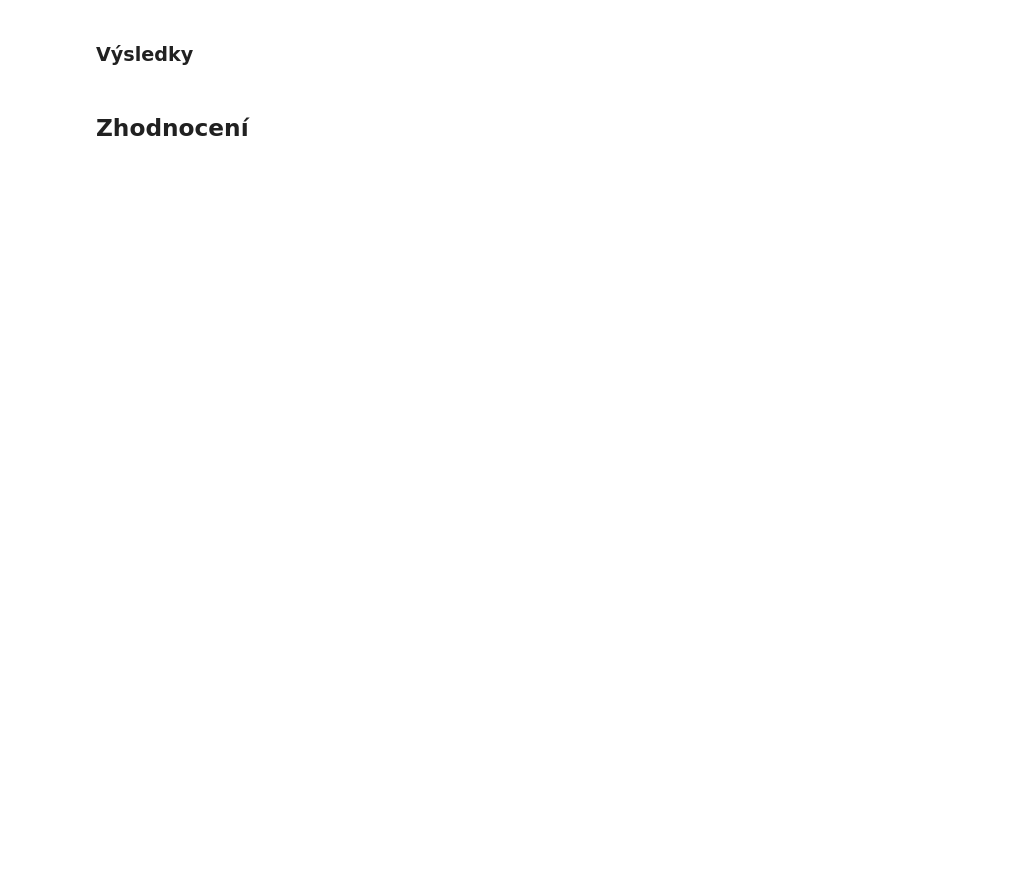
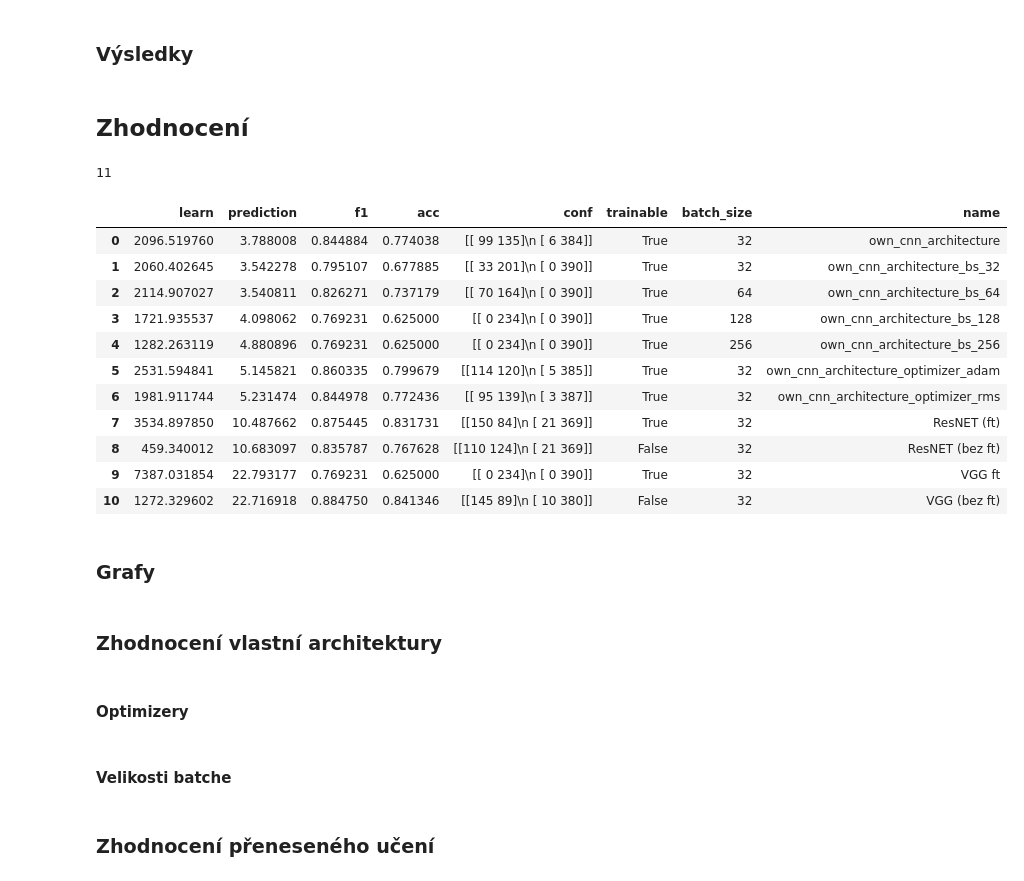
Before and after one commit to pro0255/MAD-IV-CNN, a Jupyter notebook: cnn.ipynb, the cells around one changed output. Saved outputs shown, nothing was run; the diff lists cells and outputs as text; code cells hidden in the pictures; blank space fills up the shorter version.

```diff
--- a/cnn.ipynb
+++ b/cnn.ipynb
@@ -653,2 +1034,49 @@ df = pd.DataFrame.from_dict(results, orient="index")
 # %% [markdown]
 ## Zhodnocení
+# %%
+index = [
+    "own_cnn_architecture",
+    "own_cnn_architecture_bs_32",
+    "own_cnn_architecture_bs_64",
+    "own_cnn_architecture_bs_128",
+    "own_cnn_architecture_bs_256",
+    "own_cnn_architecture_optimizer_adam",
+    "own_cnn_architecture_optimizer_rms",
+    "ResNET (ft)",
+    "ResNET (bez ft)",
+    "VGG ft",
+    "VGG (bez ft)",
+]
+# %%
+len(index)
+# %% [output]
+11
+# %%
+results = pd.read_csv("results.csv", sep=';')
+# %%
+results['name'] = index
+# %%
+results
+# %% [output]
+|  | learn | prediction | f1 | acc | conf | trainable | batch_size | name |
+| 0 | 2096.519760 | 3.788008 | 0.844884 | 0.774038 | [[ 99 135]\n [ 6 384]] | True | 32 | own_cnn_architecture |
+| 1 | 2060.402645 | 3.542278 | 0.795107 | 0.677885 | [[ 33 201]\n [ 0 390]] | True | 32 | own_cnn_architecture_bs_32 |
+| 2 | 2114.907027 | 3.540811 | 0.826271 | 0.737179 | [[ 70 164]\n [ 0 390]] | True | 64 | own_cnn_architecture_bs_64 |
+| 3 | 1721.935537 | 4.098062 | 0.769231 | 0.625000 | [[ 0 234]\n [ 0 390]] | True | 128 | own_cnn_architecture_bs_128 |
+| 4 | 1282.263119 | 4.880896 | 0.769231 | 0.625000 | [[ 0 234]\n [ 0 390]] | True | 256 | own_cnn_architecture_bs_256 |
+| 5 | 2531.594841 | 5.145821 | 0.860335 | 0.799679 | [[114 120]\n [ 5 385]] | True | 32 | own_cnn_architecture_optimizer_adam |
+| 6 | 1981.911744 | 5.231474 | 0.844978 | 0.772436 | [[ 95 139]\n [ 3 387]] | True | 32 | own_cnn_architecture_optimizer_rms |
+| 7 | 3534.897850 | 10.487662 | 0.875445 | 0.831731 | [[150 84]\n [ 21 369]] | True | 32 | ResNET (ft) |
+| 8 | 459.340012 | 10.683097 | 0.835787 | 0.767628 | [[110 124]\n [ 21 369]] | False | 32 | ResNET (bez ft) |
+| 9 | 7387.031854 | 22.793177 | 0.769231 | 0.625000 | [[ 0 234]\n [ 0 390]] | True | 32 | VGG ft |
+| 10 | 1272.329602 | 22.716918 | 0.884750 | 0.841346 | [[145 89]\n [ 10 380]] | False | 32 | VGG (bez ft) |
+# %% [markdown]
+### Grafy
+# %% [markdown]
+### Zhodnocení vlastní architektury
+# %% [markdown]
+#### Optimizery
+# %% [markdown]
+#### Velikosti batche
+# %% [markdown]
+### Zhodnocení přeneseného učení
```
Also changed, not shown: parts of 50 cells of this notebook, 3 other files.
